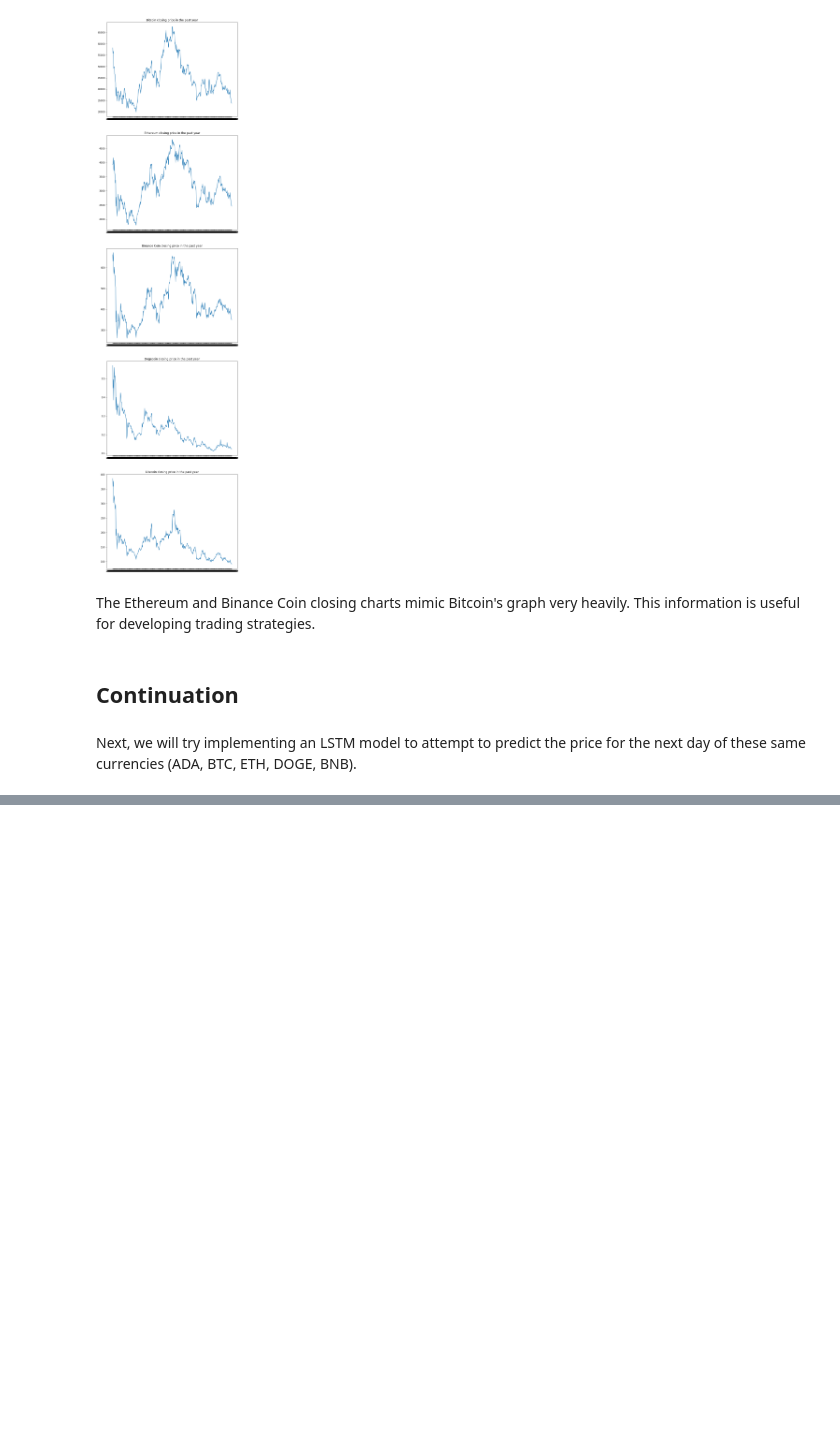
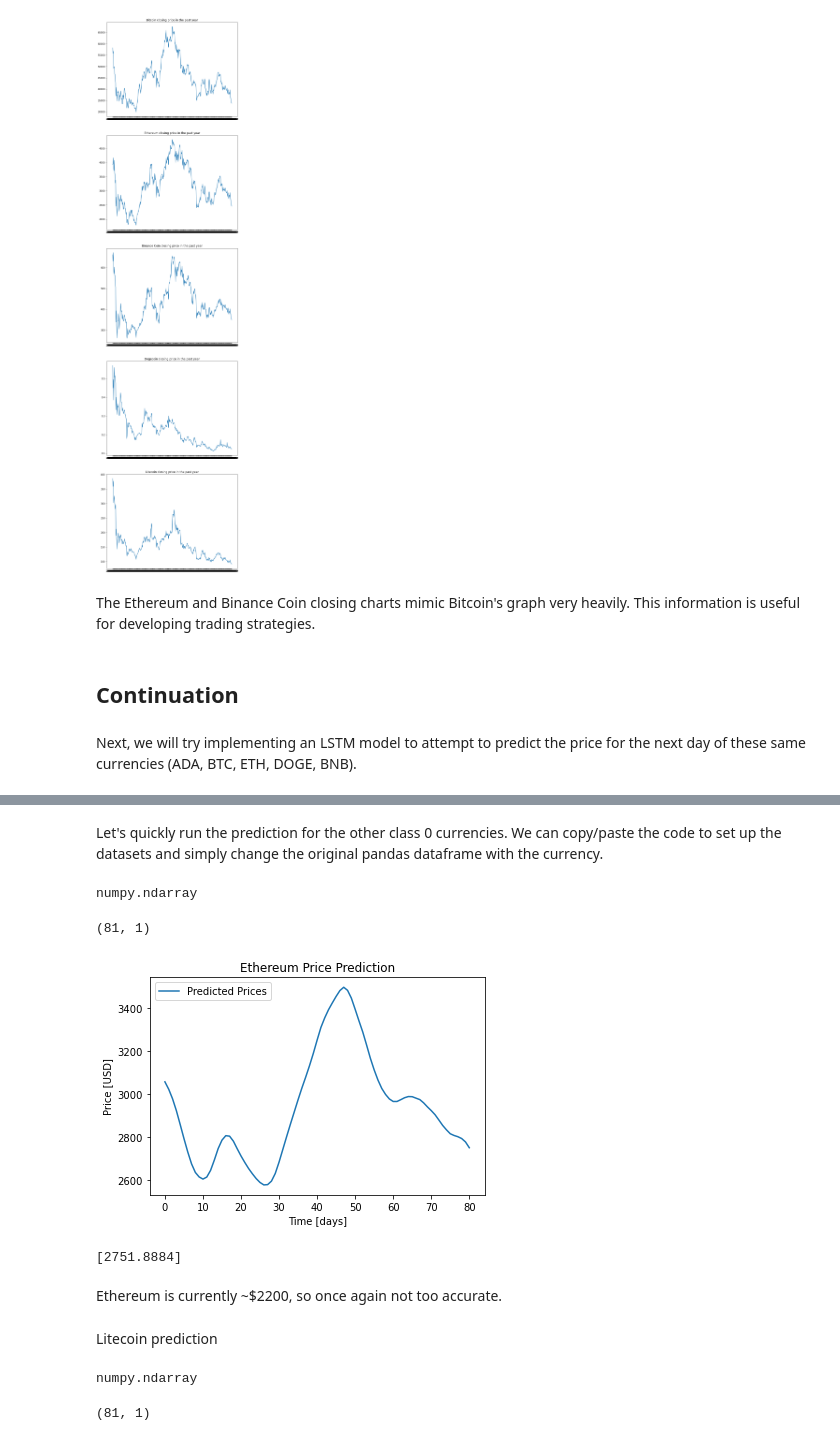
Before and after one commit to isaacmg00/542-final, a Jupyter notebook: COMP 542 Final - Cryptocurrency Analysis using Machine Learning.ipynb, the cells around one changed output, grey strips where cells are left out. Cells and saved outputs as stored; diff of their text form; code cells hidden in the pictures; blank space fills up the shorter version.

```diff
--- a/COMP 542 Final - Cryptocurrency Analysis using Machine Learning.ipynb
+++ b/COMP 542 Final - Cryptocurrency Analysis using Machine Learning.ipynb
@@ -507,0 +600,44 @@ AttributeError: 'DataFrame' object has no attribute 'reshape'
+# %% [markdown]
+Let's quickly run the prediction for the other class 0 currencies. We can copy/paste the code to set up the datasets and simply change the original pandas dataframe with the currency.
+# %%
+eth_model_input = eth_data['Close']
+eth_model_input = eth_model_input[255 - len(eth_model_input):].values
+eth_model_input = eth_model_input.reshape(-1, 1)
+eth_model_input = scaler.fit_transform(eth_model_input)
+# %%
+test = []
+
+for j in range(prediction_days, len(eth_model_input)):
+    test.append(eth_model_input[j-prediction_days:j, 0])
+test = np.array(test)
+test = np.reshape(test, (test.shape[0], test.shape[1], 1))
+
+type(test)
+# %% [output]
+numpy.ndarray
+# %%
+# prediction
+prediction = final_model.predict(test)
+prediction = scaler.inverse_transform(prediction)
+prediction.shape
+# %% [output]
+(81, 1)
+# %%
+plt.plot(prediction, label = 'Predicted Prices')
+plt.title('Ethereum Price Prediction')
+plt.xlabel('Time')
+plt.ylabel('Price')
+plt.legend(loc = 'upper left')
+plt.show()
+# %% [output]
+[figure, added]
+# %%
+predicted_price = [prediction[-1]]
+
+print(predicted_price[0])
+# %% [output]
+[2751.8884]
+# %% [markdown]
+Ethereum is currently ~$2200, so once again not too accurate.
+# %% [markdown]
+Litecoin prediction
@@ -507,0 +646,21 @@ AttributeError: 'DataFrame' object has no attribute 'reshape'
+# %%
+ltc_model_input = ltc_model_data[255 - len(ltc_model_data):].values
+ltc_model_input = ltc_model_input.reshape(-1, 1)
+ltc_model_input = scaler.fit_transform(ltc_model_input)
+test = []
+
+for j in range(prediction_days, len(ltc_model_input)):
+    test.append(ltc_model_input[j-prediction_days:j, 0])
+test = np.array(test)
+test = np.reshape(test, (test.shape[0], test.shape[1], 1))
+
+type(test)
+# %% [output]
+numpy.ndarray
+# %%
+# prediction
+prediction = final_model.predict(test)
+prediction = scaler.inverse_transform(prediction)
+prediction.shape
+# %% [output]
+(81, 1)
```
Also changed, not shown: parts of 55 cells of this notebook.
